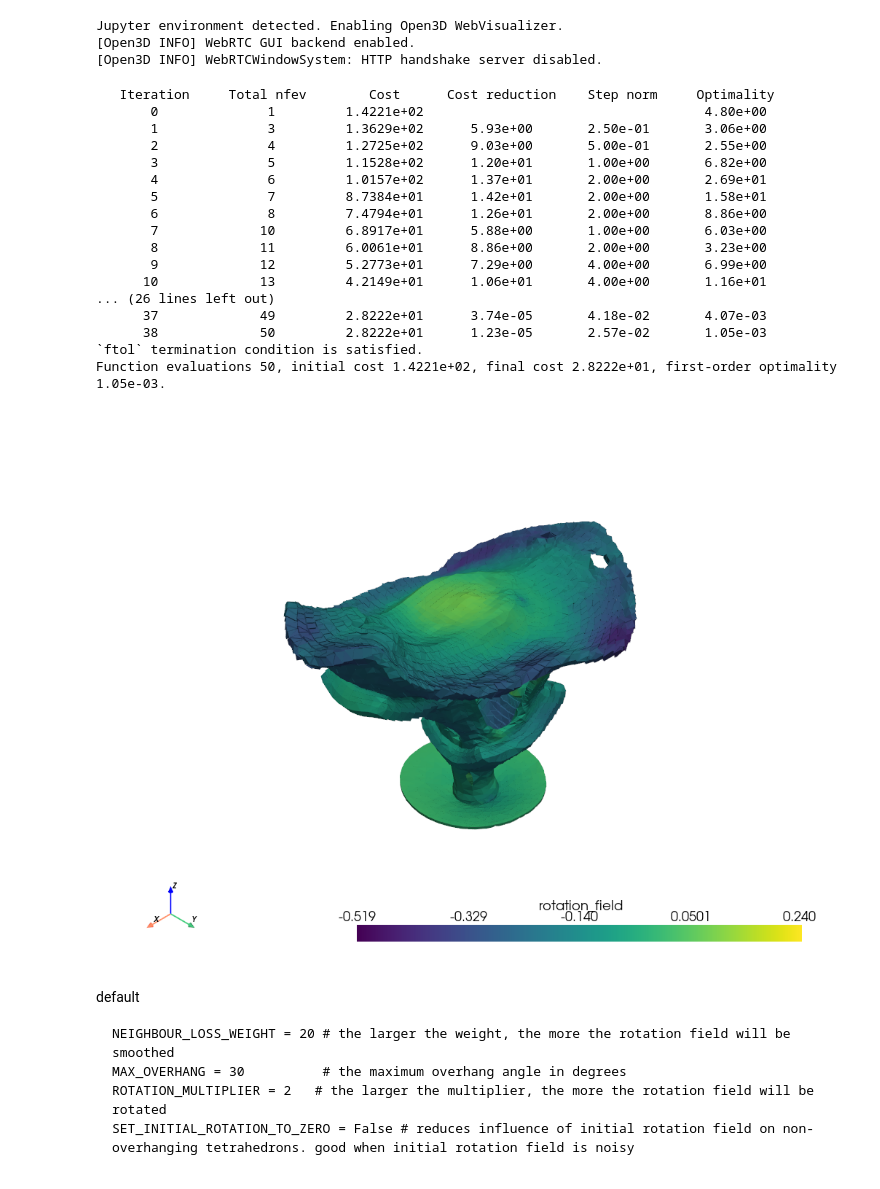
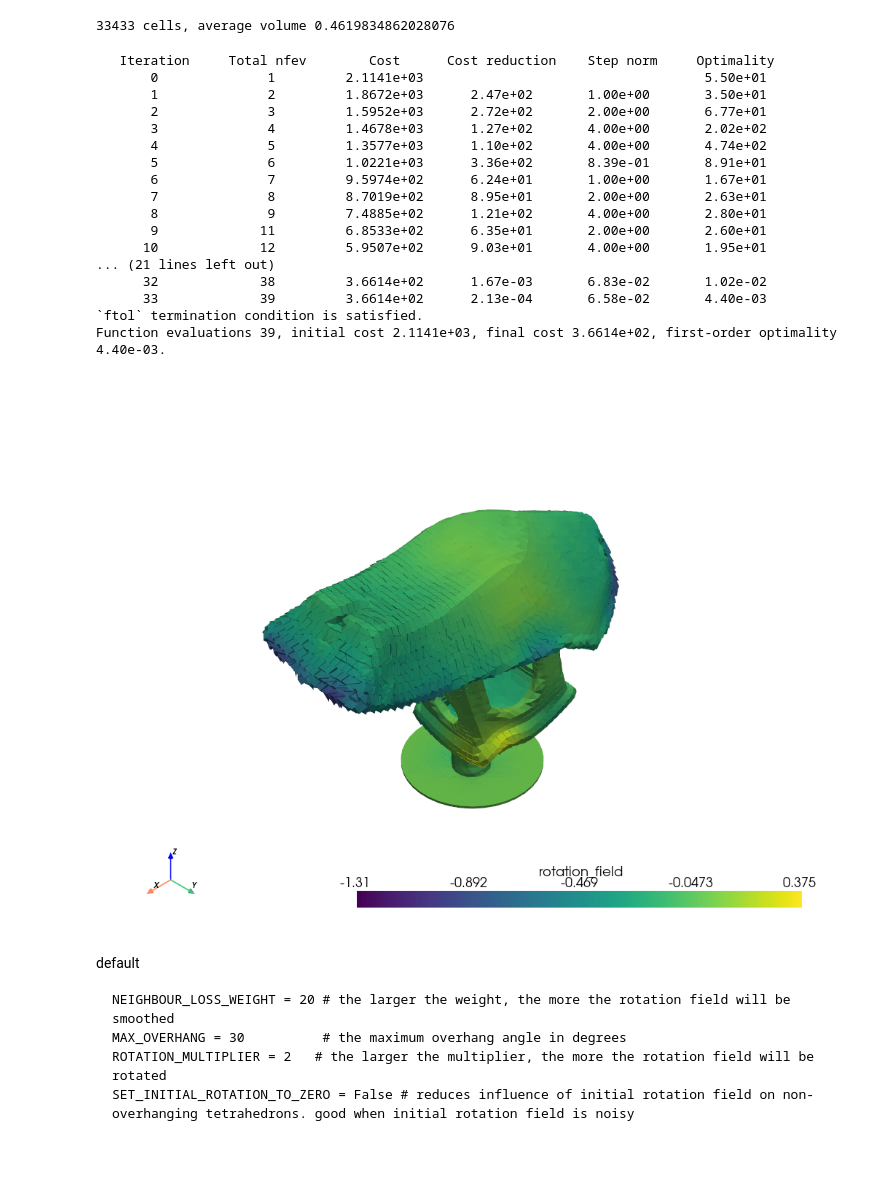
Before and after one commit to bassettandrew08-hue/S4_Slicer, a Jupyter notebook: main.ipynb, the cells around one changed output. Saved outputs shown, nothing was run; the diff lists cells and outputs as text; code cells hidden in the pictures.

````diff
--- a/main.ipynb
+++ b/main.ipynb
@@ -61,8 +61,9 @@ mesh = o3d.io.read_triangle_mesh(f'input_models/{model_name}.stl')
 input_tet = tetgen.TetGen(np.asarray(mesh.vertices), np.asarray(mesh.triangles))
 # input_tet.make_manifold() # comment out if not needed
 input_tet.tetrahedralize()
+# input_tet.tetrahedralize(order=1, fixedvolume=1, maxvolume=5.0) # finer mesh experiment
 input_tet = input_tet.grid
-
+print(input_tet.number_of_cells, "cells, average volume", input_tet.volume / input_tet.number_of_cells)
 # rotate
 # input_tet = input_tet.rotate_x(-90) # b axis mount
 
@@ -263,9 +264,7 @@ bottom_cell_groups = [list(x) for x in list(nx.connected_components(bottom_cell_
 
 undeformed_tet = input_tet.copy()
 # %% [output]
-Jupyter environment detected. Enabling Open3D WebVisualizer.
-[Open3D INFO] WebRTC GUI backend enabled.
-[Open3D INFO] WebRTCWindowSystem: HTTP handshake server disabled.
+33433 cells, average volume 0.4619834862028076
 # %%
 def planeFit(points):
     """
@@ -607,54 +606,54 @@ def optimize_rotations(tet, NEIGHBOUR_LOSS_WEIGHT, MAX_OVERHANG, ROTATION_MULTIP
 
 NEIGHBOUR_LOSS_WEIGHT = 100 # the larger the weight, the more the rotation field will be smoothed
 MAX_OVERHANG = 5          # the maximum overhang angle in degrees
-ROTATION_MULTIPLIER = 1   # the larger the multiplier, the more the rotation field will be rotated
+ROTATION_MULTIPLIER = 2   # the larger the multiplier, the more the rotation field will be rotated
 SET_INITIAL_ROTATION_TO_ZERO = True # reduces influence of initial rotation field on non-overhanging tetrahedrons. good when initial rotation field is noisy
 INITIAL_ROTATION_FIELD_SMOOTHING = 30
-MAX_POS_ROTATION = np.deg2rad(3600) # normally set to 360 unless you get collisions
-MAX_NEG_ROTATION = np.deg2rad(-3600) # normally set to 360 unless you get collisions
+MAX_POS_ROTATION = np.deg2rad(360) # normally set to 360 unless you get collisions
+MAX_NEG_ROTATION = np.deg2rad(-360) # normally set to 360 unless you get collisions
 ITERATIONS = 100
-SAVE_GIF = True
+SAVE_GIF = False
 STEEP_OVERHANG_COMPENSATION = True
 
 rotation_field = optimize_rotations(
     undeformed_tet,
     NEIGHBOUR_LOSS_WEIGHT,
     MAX_OVERHANG,
     ROTATION_MULTIPLIER,
     ITERATIONS,
     SAVE_GIF,
     STEEP_OVERHANG_COMPENSATION,
     INITIAL_ROTATION_FIELD_SMOOTHING,
     SET_INITIAL_ROTATION_TO_ZERO,
     MAX_POS_ROTATION,
     MAX_NEG_ROTATION
 )
 
 
 
 undeformed_tet_with_rotated_tetrahedrons = apply_rotation_field_unique_vertices(undeformed_tet, rotation_field)
 undeformed_tet_with_rotated_tetrahedrons.cell_data["rotation_field"] = rotation_field
 
 undeformed_tet_with_rotated_tetrahedrons.plot(scalars="rotation_field", jupyter_backend='static')
 # %% [output]
    Iteration     Total nfev        Cost      Cost reduction    Step norm     Optimality
-       0              1         1.4221e+02                                    4.80e+00
-       1              3         1.3629e+02      5.93e+00       2.50e-01       3.06e+00
-       2              4         1.2725e+02      9.03e+00       5.00e-01       2.55e+00
-       3              5         1.1528e+02      1.20e+01       1.00e+00       6.82e+00
-       4              6         1.0157e+02      1.37e+01       2.00e+00       2.69e+01
-       5              7         8.7384e+01      1.42e+01       2.00e+00       1.58e+01
-       6              8         7.4794e+01      1.26e+01       2.00e+00       8.86e+00
-       7             10         6.8917e+01      5.88e+00       1.00e+00       6.03e+00
-       8             11         6.0061e+01      8.86e+00       2.00e+00       3.23e+00
-       9             12         5.2773e+01      7.29e+00       4.00e+00       6.99e+00
-      10             13         4.2149e+01      1.06e+01       4.00e+00       1.16e+01
-... (26 lines left out)
-      37             49         2.8222e+01      3.74e-05       4.18e-02       4.07e-03
-      38             50         2.8222e+01      1.23e-05       2.57e-02       1.05e-03
+       0              1         2.1141e+03                                    5.50e+01
+       1              2         1.8672e+03      2.47e+02       1.00e+00       3.50e+01
+       2              3         1.5952e+03      2.72e+02       2.00e+00       6.77e+01
+       3              4         1.4678e+03      1.27e+02       4.00e+00       2.02e+02
+       4              5         1.3577e+03      1.10e+02       4.00e+00       4.74e+02
+       5              6         1.0221e+03      3.36e+02       8.39e-01       8.91e+01
+       6              7         9.5974e+02      6.24e+01       1.00e+00       1.67e+01
+       7              8         8.7019e+02      8.95e+01       2.00e+00       2.63e+01
+       8              9         7.4885e+02      1.21e+02       4.00e+00       2.80e+01
+       9             11         6.8533e+02      6.35e+01       2.00e+00       2.60e+01
+      10             12         5.9507e+02      9.03e+01       4.00e+00       1.95e+01
+... (21 lines left out)
+      32             38         3.6614e+02      1.67e-03       6.83e-02       1.02e-02
+      33             39         3.6614e+02      2.13e-04       6.58e-02       4.40e-03
 `ftol` termination condition is satisfied.
-Function evaluations 50, initial cost 1.4221e+02, final cost 2.8222e+01, first-order optimality 1.05e-03.
+Function evaluations 39, initial cost 2.1141e+03, final cost 3.6614e+02, first-order optimality 4.40e-03.
-[figure, old version]
+[figure, new version]
 # %% [markdown]
 default
 ```
````
Also changed, not shown: parts of 5 cells of this notebook.
